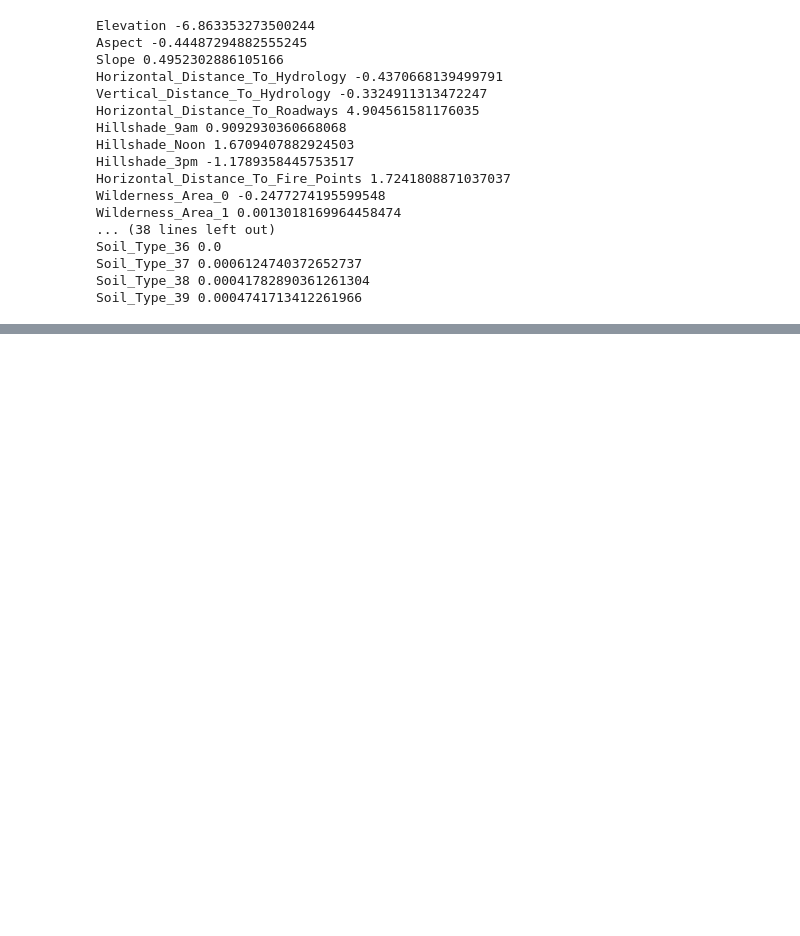
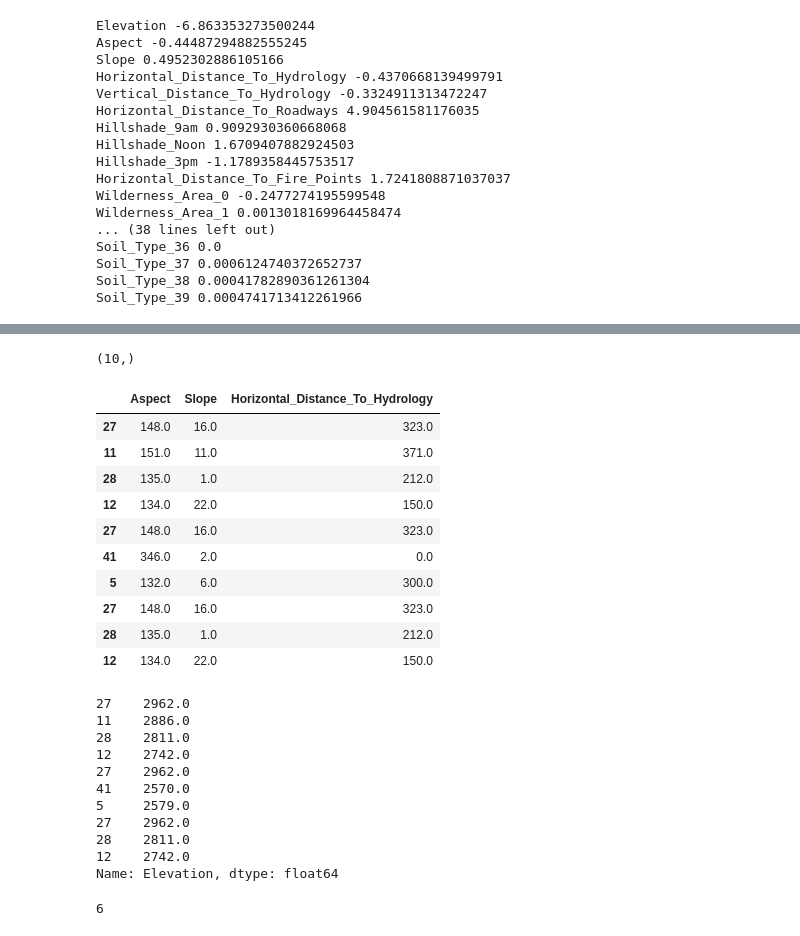
Before and after one commit to kulikofff/Data-Analytics-2023-V2, a Jupyter notebook: ML DA may 2023/08 Scikit.ipynb, the cells around one changed output, grey strips where cells are left out. Drawn from its saved outputs; the diff is of its cells as text; code cells hidden in the pictures; blank space fills up the shorter version.

```diff
--- a/ML DA may 2023/08 Scikit.ipynb
+++ b/ML DA may 2023/08 Scikit.ipynb
@@ -429,0 +459,7 @@ Soil_Type_39 0.0004741713412261966
+# %%
+#Toy regression
+
+var_lst = ['Aspect', 'Slope',
+'Horizontal_Distance_To_Hydrology', 'Elevation']
+toy_data = X[var_lst].head(10)
+toy_labels = toy_data.pop('Elevation')
@@ -429,0 +470,40 @@ Soil_Type_39 0.0004741713412261966
+# %%
+#Bootstrap - values can be repeated
+sample_indices = np.arange(toy_data.shape[0])
+rng = np.random.RandomState(42)
+bootstrap_indices = rng.choice(sample_indices,
+                               size=sample_indices.shape[0],
+                               replace=True)
+display(bootstrap_indices.shape)
+toy_data_boot = toy_data.iloc[bootstrap_indices]
+toy_labels_boot = toy_labels.iloc[bootstrap_indices]
+display(toy_data_boot)
+display(toy_labels_boot)
+# %% [output]
+(10,)
+|  | Aspect | Slope | Horizontal_Distance_To_Hydrology |
+| 27 | 148.0 | 16.0 | 323.0 |
+| 11 | 151.0 | 11.0 | 371.0 |
+| 28 | 135.0 | 1.0 | 212.0 |
+| 12 | 134.0 | 22.0 | 150.0 |
+| 27 | 148.0 | 16.0 | 323.0 |
+| 41 | 346.0 | 2.0 | 0.0 |
+| 5 | 132.0 | 6.0 | 300.0 |
+| 27 | 148.0 | 16.0 | 323.0 |
+| 28 | 135.0 | 1.0 | 212.0 |
+| 12 | 134.0 | 22.0 | 150.0 |
+27    2962.0
+11    2886.0
+28    2811.0
+12    2742.0
+27    2962.0
+41    2570.0
+5     2579.0
+27    2962.0
+28    2811.0
+12    2742.0
+Name: Elevation, dtype: float64
+# %%
+toy_labels_boot.nunique()
+# %% [output]
+6
```
Also changed, not shown: parts of 18 cells of this notebook.
